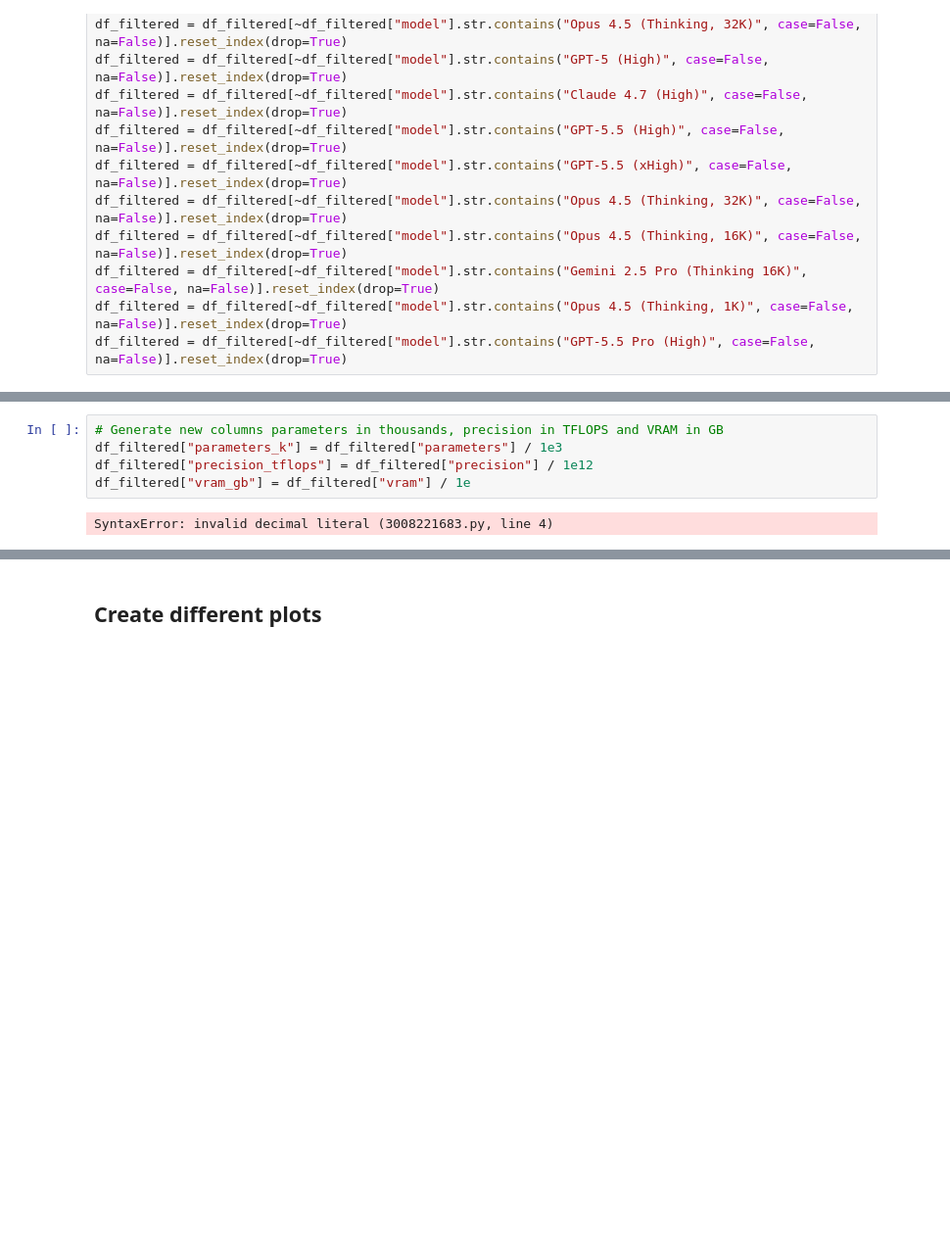
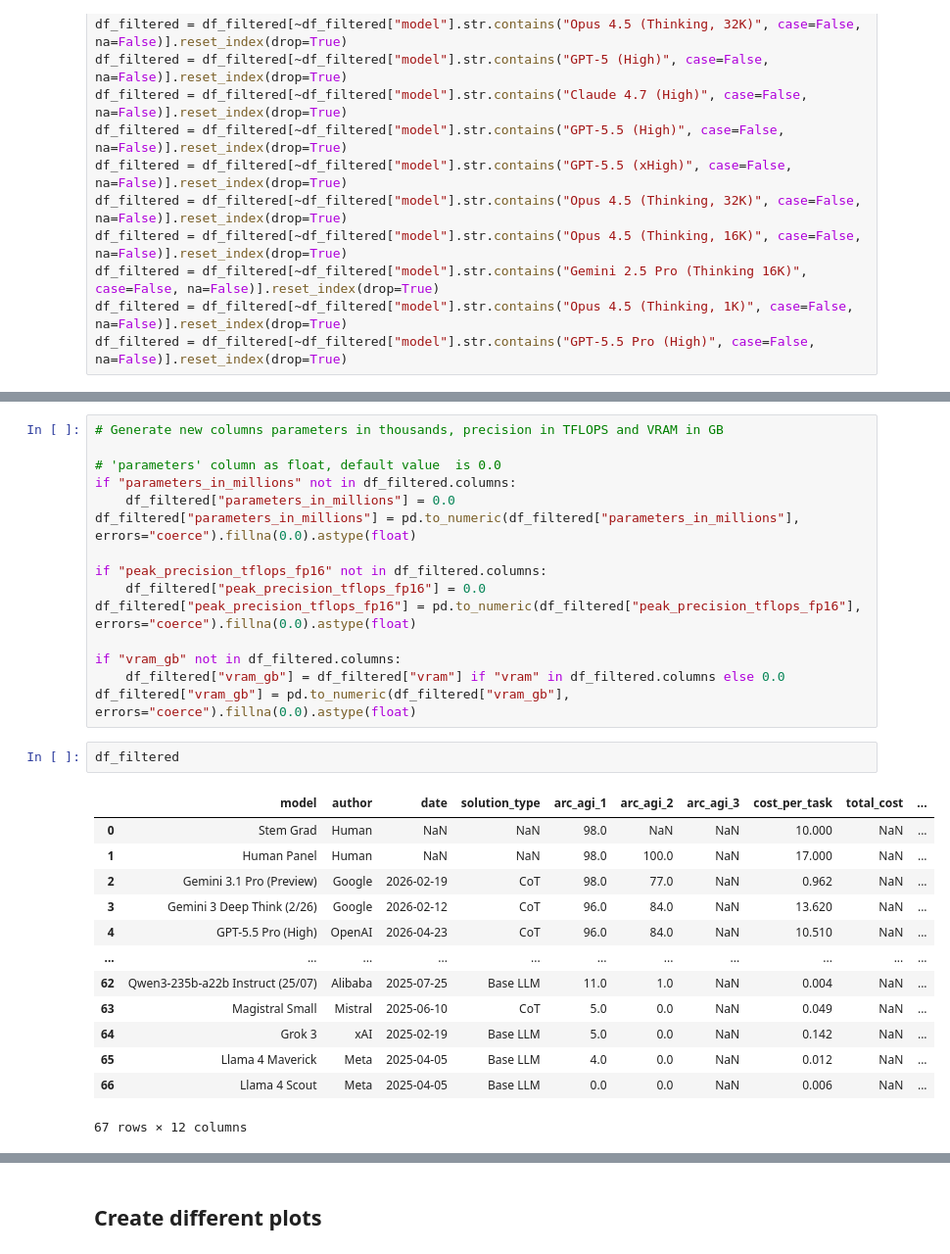
Before and after one commit to UNIR-TUC/arc-agi, a Jupyter notebook: src/arc_agi_data_scraper/arc_agi_data_scraper/data-colector.ipynb, the cells around one changed output, grey strips where cells are left out. Shown at 98% size. Saved outputs shown, nothing was run; the diff lists cells and outputs as text; blank space fills up the shorter version.

```diff
--- a/src/arc_agi_data_scraper/arc_agi_data_scraper/data-colector.ipynb
+++ b/src/arc_agi_data_scraper/arc_agi_data_scraper/data-colector.ipynb
@@ -245,9 +245,33 @@ df_filtered
 67 rows × 9 columns
 # %%
 # Generate new columns parameters in thousands, precision in TFLOPS and VRAM in GB
-df_filtered["parameters_k"] = df_filtered["parameters"] / 1e3
-df_filtered["precision_tflops"] = df_filtered["precision"] / 1e12
-df_filtered["vram_gb"] = df_filtered["vram"] / 1e
+
+# 'parameters' column as float, default value  is 0.0
+if "parameters_in_millions" not in df_filtered.columns:
+    df_filtered["parameters_in_millions"] = 0.0
+df_filtered["parameters_in_millions"] = pd.to_numeric(df_filtered["parameters_in_millions"], errors="coerce").fillna(0.0).astype(float)
+
+if "peak_precision_tflops_fp16" not in df_filtered.columns:
+    df_filtered["peak_precision_tflops_fp16"] = 0.0
+df_filtered["peak_precision_tflops_fp16"] = pd.to_numeric(df_filtered["peak_precision_tflops_fp16"], errors="coerce").fillna(0.0).astype(float)
+
+if "vram_gb" not in df_filtered.columns:
+    df_filtered["vram_gb"] = df_filtered["vram"] if "vram" in df_filtered.columns else 0.0
+df_filtered["vram_gb"] = pd.to_numeric(df_filtered["vram_gb"], errors="coerce").fillna(0.0).astype(float)
-# %% [output]
-SyntaxError: invalid decimal literal (3008221683.py, line 4)
+# %%
+df_filtered
+# %% [output]
+|  | model | author | date | solution_type | arc_agi_1 | arc_agi_2 | arc_agi_3 | cost_per_task | total_cost | ... |
+| 0 | Stem Grad | Human | NaN | NaN | 98.0 | NaN | NaN | 10.000 | NaN | ... |
+| 1 | Human Panel | Human | NaN | NaN | 98.0 | 100.0 | NaN | 17.000 | NaN | ... |
+| 2 | Gemini 3.1 Pro (Preview) | Google | 2026-02-19 | CoT | 98.0 | 77.0 | NaN | 0.962 | NaN | ... |
+| 3 | Gemini 3 Deep Think (2/26) | Google | 2026-02-12 | CoT | 96.0 | 84.0 | NaN | 13.620 | NaN | ... |
+| 4 | GPT-5.5 Pro (High) | OpenAI | 2026-04-23 | CoT | 96.0 | 84.0 | NaN | 10.510 | NaN | ... |
+| ... | ... | ... | ... | ... | ... | ... | ... | ... | ... | ... |
+| 62 | Qwen3-235b-a22b Instruct (25/07) | Alibaba | 2025-07-25 | Base LLM | 11.0 | 1.0 | NaN | 0.004 | NaN | ... |
+| 63 | Magistral Small | Mistral | 2025-06-10 | CoT | 5.0 | 0.0 | NaN | 0.049 | NaN | ... |
+| 64 | Grok 3 | xAI | 2025-02-19 | Base LLM | 5.0 | 0.0 | NaN | 0.142 | NaN | ... |
+| 65 | Llama 4 Maverick | Meta | 2025-04-05 | Base LLM | 4.0 | 0.0 | NaN | 0.012 | NaN | ... |
+| 66 | Llama 4 Scout | Meta | 2025-04-05 | Base LLM | 0.0 | 0.0 | NaN | 0.006 | NaN | ... |
+67 rows × 12 columns
 # %%
```
Also changed, not shown: parts of 13 cells of this notebook, 1 other file.
